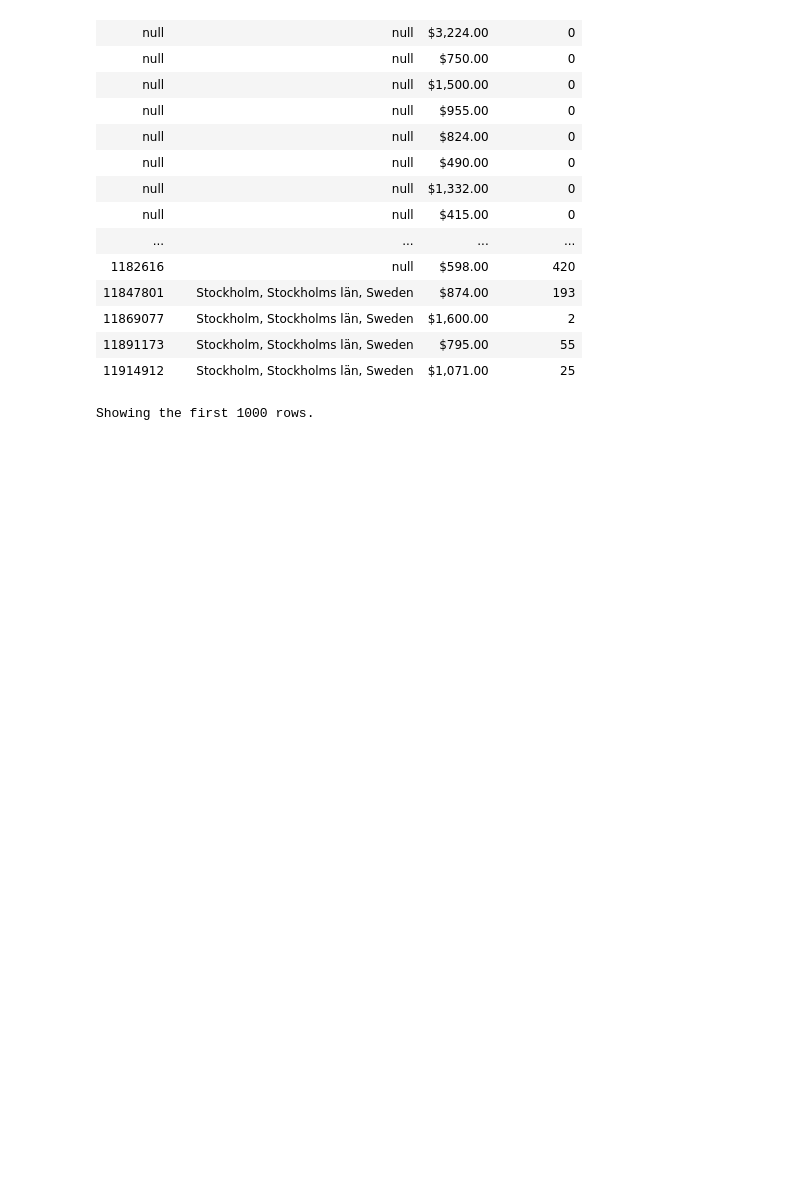
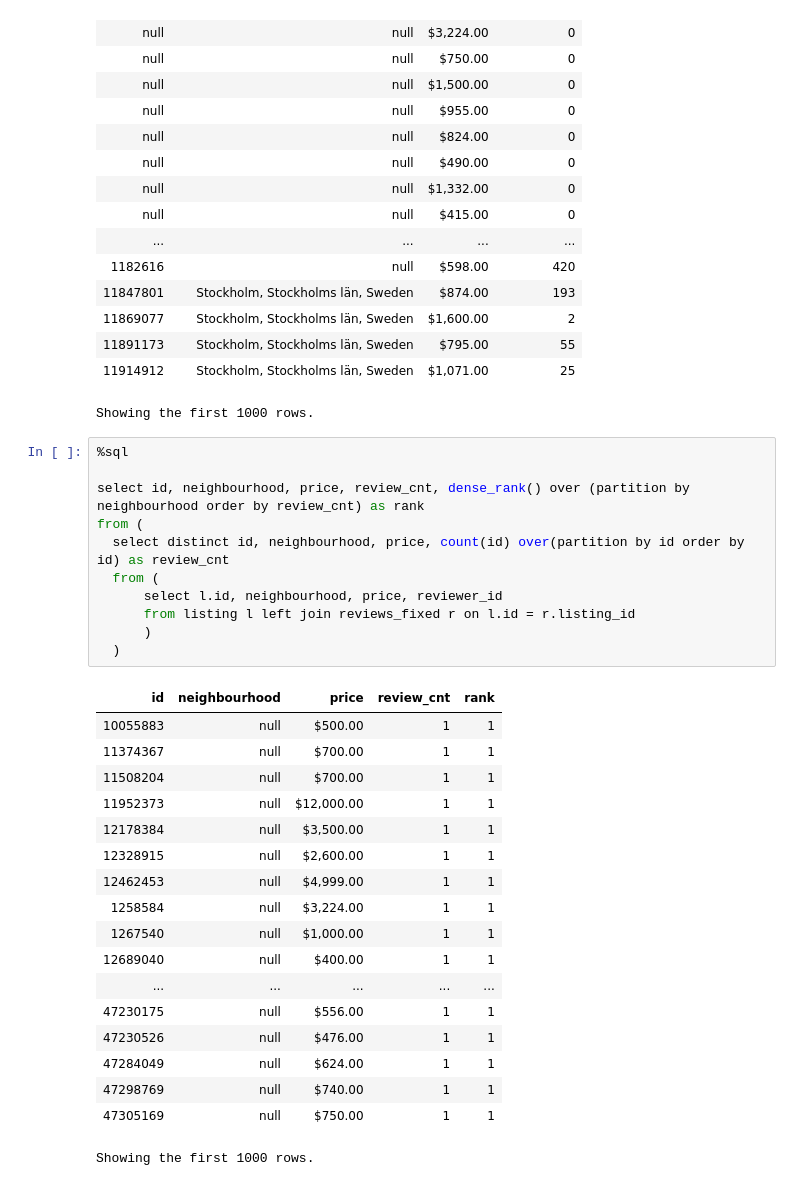
Before and after one commit to alcherniaev/Amazon_S3_databricks, a Jupyter notebook: DE_AWS_S3.ipynb, the cells around one changed output. Cells and saved outputs as stored; diff of their text form; blank space fills up the shorter version.

Commit message:
dense rank over neighbourhood

```diff
--- a/DE_AWS_S3.ipynb
+++ b/DE_AWS_S3.ipynb
@@ -499,3 +499,33 @@ from (
 | 11891173 | Stockholm, Stockholms län, Sweden | $795.00 | 55 |
 | 11914912 | Stockholm, Stockholms län, Sweden | $1,071.00 | 25 |
 Showing the first 1000 rows.
+# %%
+%sql
+
+select id, neighbourhood, price, review_cnt, dense_rank() over (partition by neighbourhood order by review_cnt) as rank
+from (
+  select distinct id, neighbourhood, price, count(id) over(partition by id order by id) as review_cnt
+  from (
+      select l.id, neighbourhood, price, reviewer_id
+      from listing l left join reviews_fixed r on l.id = r.listing_id
+      )
+  )
+# %% [output]
+| id | neighbourhood | price | review_cnt | rank |
+| 10055883 | null | $500.00 | 1 | 1 |
+| 11374367 | null | $700.00 | 1 | 1 |
+| 11508204 | null | $700.00 | 1 | 1 |
+| 11952373 | null | $12,000.00 | 1 | 1 |
+| 12178384 | null | $3,500.00 | 1 | 1 |
+| 12328915 | null | $2,600.00 | 1 | 1 |
+| 12462453 | null | $4,999.00 | 1 | 1 |
+| 1258584 | null | $3,224.00 | 1 | 1 |
+| 1267540 | null | $1,000.00 | 1 | 1 |
+| 12689040 | null | $400.00 | 1 | 1 |
+| ... | ... | ... | ... | ... |
+| 47230175 | null | $556.00 | 1 | 1 |
+| 47230526 | null | $476.00 | 1 | 1 |
+| 47284049 | null | $624.00 | 1 | 1 |
+| 47298769 | null | $740.00 | 1 | 1 |
+| 47305169 | null | $750.00 | 1 | 1 |
+Showing the first 1000 rows.
```
Also changed, not shown: parts of 1 cell of this notebook.
